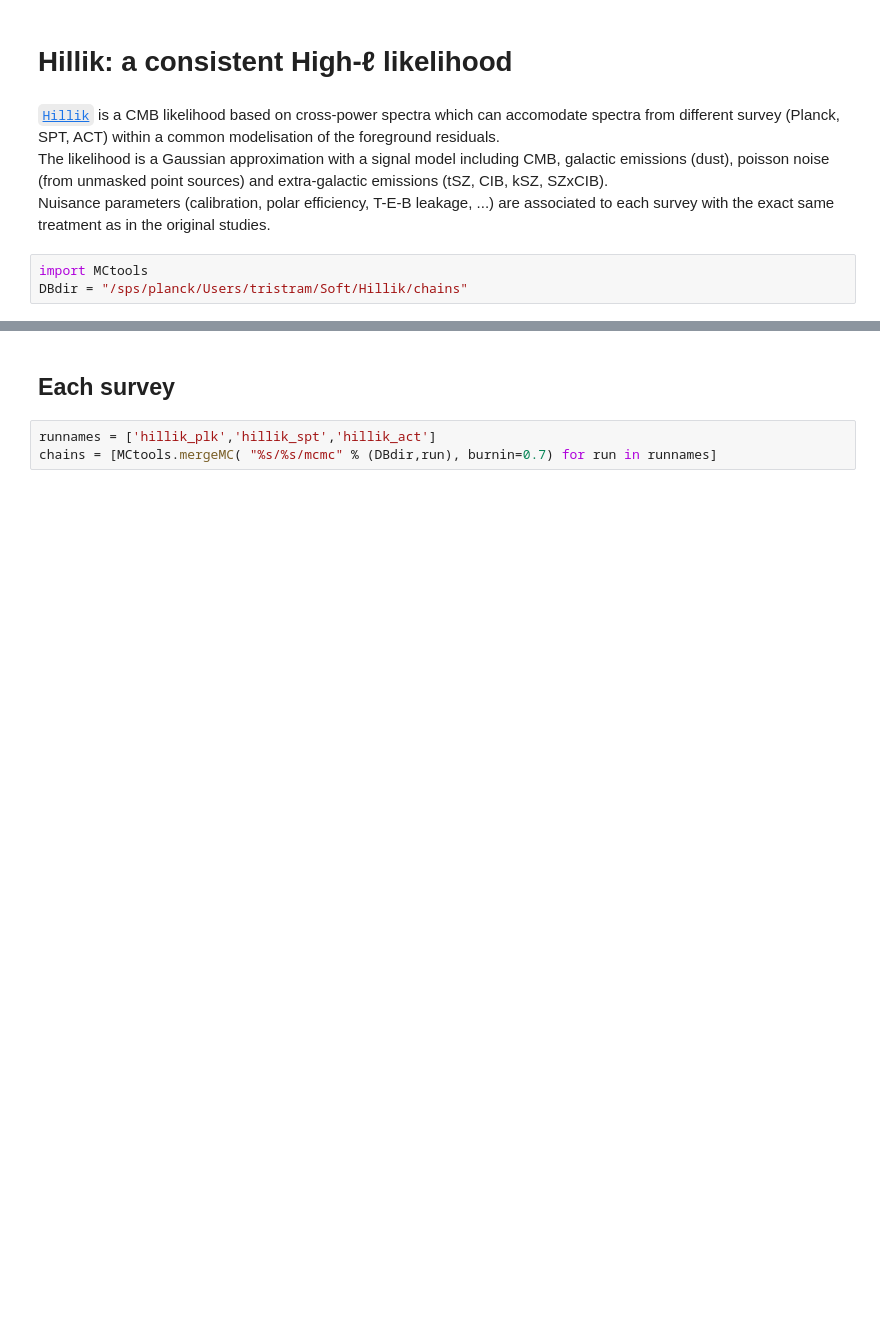
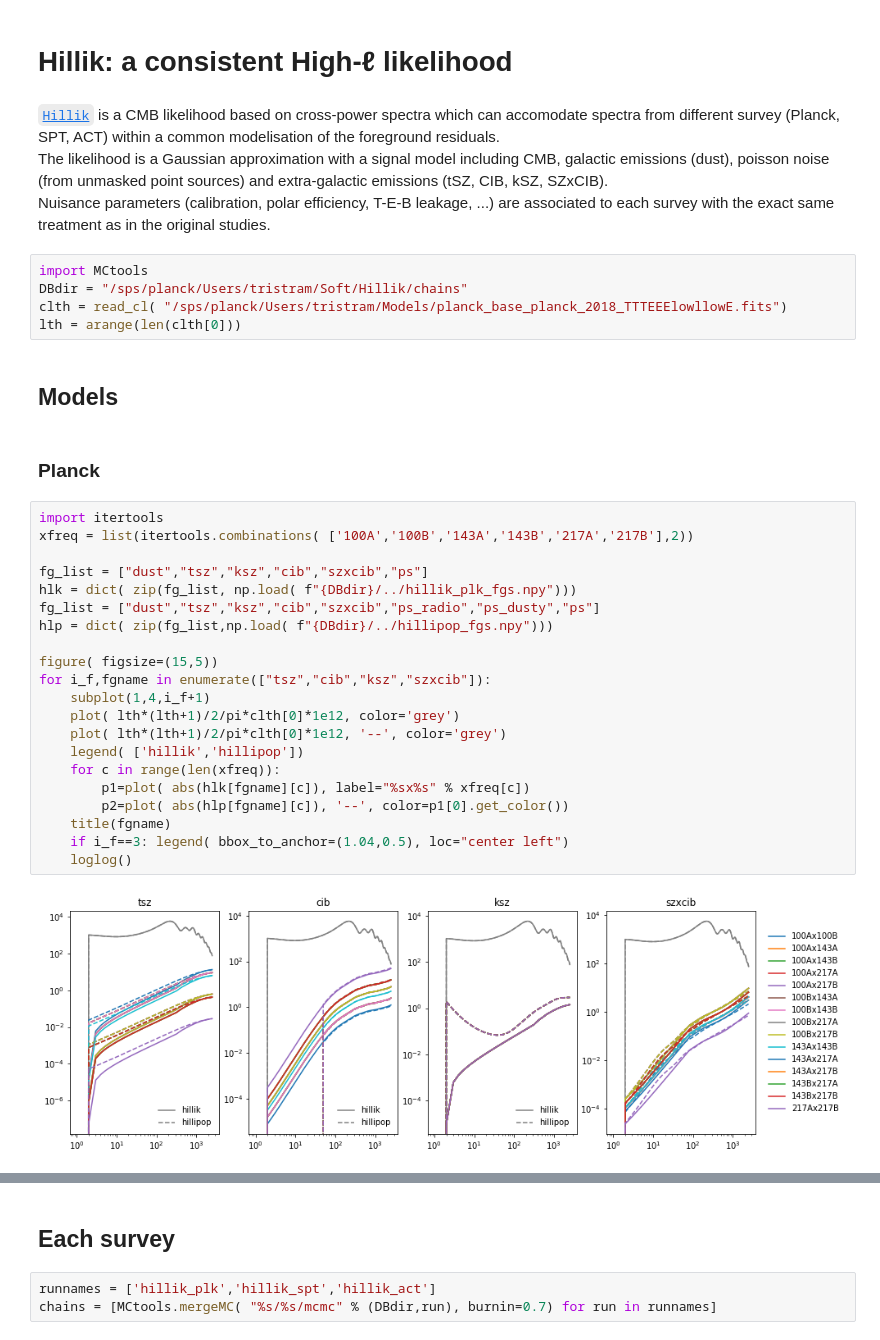
Before and after one commit to mtristram/hillik, a Jupyter notebook: scripts/hillik_chains.ipynb, the cells around one changed output, grey strips where cells are left out. Cells and saved outputs as stored; diff of their text form; blank space fills up the shorter version.

```diff
--- a/scripts/hillik_chains.ipynb
+++ b/scripts/hillik_chains.ipynb
@@ -7,3 +7,32 @@ Nuisance parameters (calibration, polar efficiency, T-E-B leakage, ...) are asso
 # %%
 import MCtools
 DBdir = "/sps/planck/Users/tristram/Soft/Hillik/chains"
+clth = read_cl( "/sps/planck/Users/tristram/Models/planck_base_planck_2018_TTTEEElowllowE.fits")
+lth = arange(len(clth[0]))
+# %% [markdown]
+## Models
+# %% [markdown]
+### Planck
+# %%
+import itertools
+xfreq = list(itertools.combinations( ['100A','100B','143A','143B','217A','217B'],2))
+
+fg_list = ["dust","tsz","ksz","cib","szxcib","ps"]
+hlk = dict( zip(fg_list, np.load( f"{DBdir}/../hillik_plk_fgs.npy")))
+fg_list = ["dust","tsz","ksz","cib","szxcib","ps_radio","ps_dusty","ps"]
+hlp = dict( zip(fg_list,np.load( f"{DBdir}/../hillipop_fgs.npy")))
+
+figure( figsize=(15,5))
+for i_f,fgname in enumerate(["tsz","cib","ksz","szxcib"]):
+    subplot(1,4,i_f+1)
+    plot( lth*(lth+1)/2/pi*clth[0]*1e12, color='grey')
+    plot( lth*(lth+1)/2/pi*clth[0]*1e12, '--', color='grey')
+    legend( ['hillik','hillipop'])
+    for c in range(len(xfreq)):
+        p1=plot( abs(hlk[fgname][c]), label="%sx%s" % xfreq[c])
+        p2=plot( abs(hlp[fgname][c]), '--', color=p1[0].get_color())
+    title(fgname)
+    if i_f==3: legend( bbox_to_anchor=(1.04,0.5), loc="center left")
+    loglog()
+# %% [output]
+[figure, added]
```
Also changed, not shown: parts of 12 cells of this notebook.
